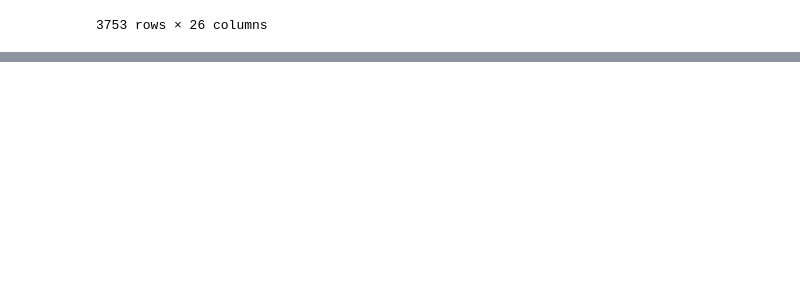
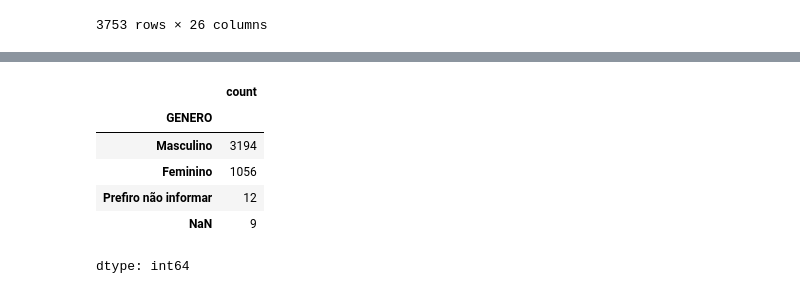
Before and after one commit to alessandrasarah/projetos-python, a Jupyter notebook: Uso_da_biblioteca_Pandas.ipynb, the cells around one changed output, grey strips where cells are left out. Saved outputs shown, nothing was run; the diff lists cells and outputs as text; code cells hidden in the pictures; blank space fills up the shorter version.

```diff
--- a/Uso_da_biblioteca_Pandas.ipynb
+++ b/Uso_da_biblioteca_Pandas.ipynb
@@ -247,0 +259,10 @@ dados[dados['IDADE']<=40]
+# %%
+dados['GENERO'].value_counts(dropna=False)
+# %% [output]
+|  | count |
+| GENERO |  |
+| Masculino | 3194 |
+| Feminino | 1056 |
+| Prefiro não informar | 12 |
+| NaN | 9 |
+dtype: int64
```
Also changed, not shown: parts of 6 cells of this notebook.
